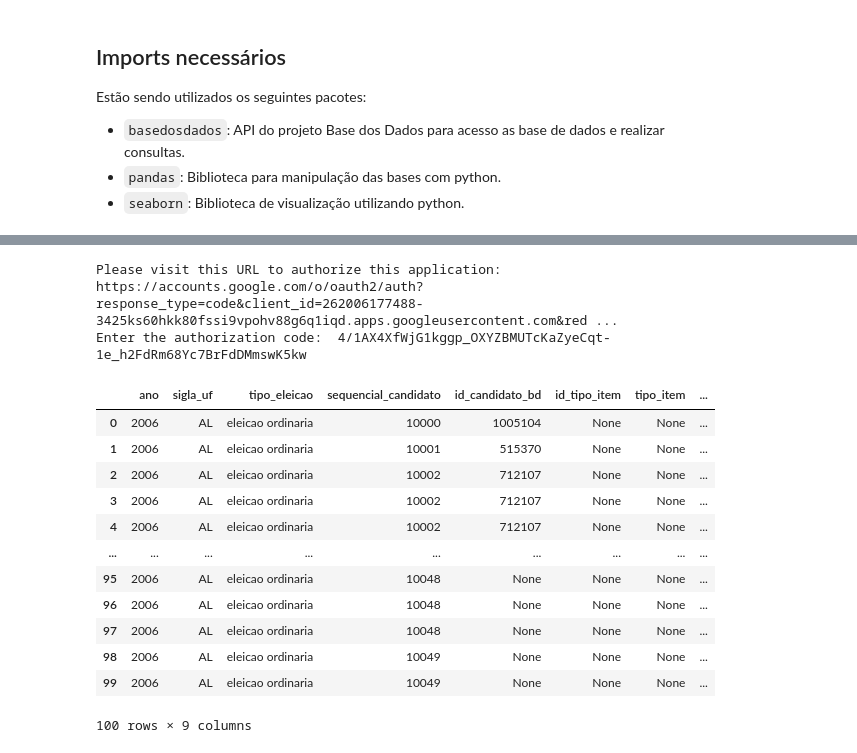
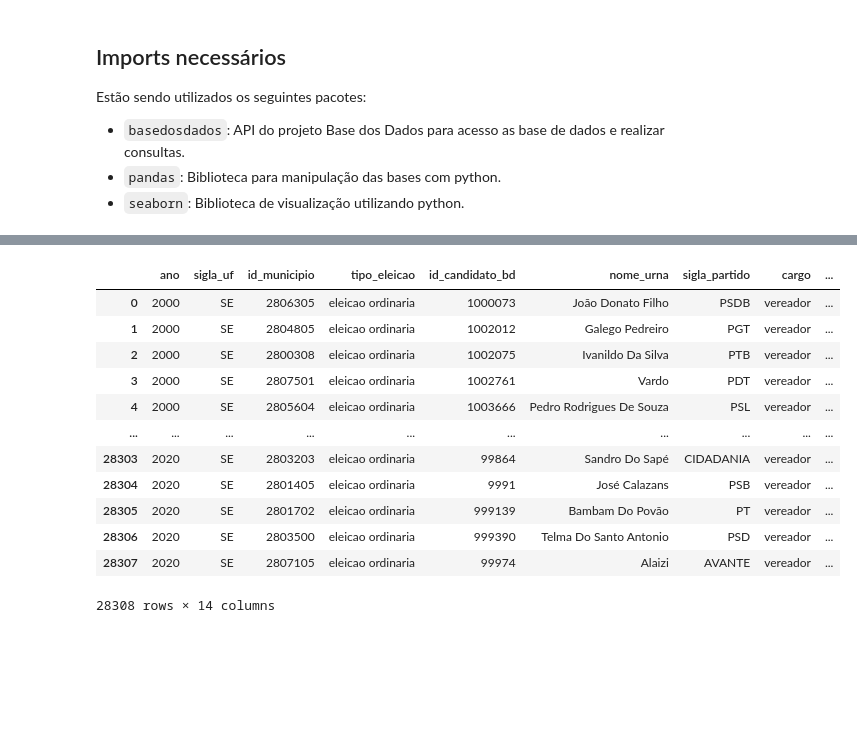
Before and after one commit to adolfoguimaraes/basedosdados-eleicoes, a Jupyter notebook: code/ProcessarDados.ipynb, the cells around one changed output, grey strips where cells are left out. Saved outputs shown, nothing was run; the diff lists cells and outputs as text; code cells hidden in the pictures; blank space fills up the shorter version.

```diff
--- a/code/ProcessarDados.ipynb
+++ b/code/ProcessarDados.ipynb
@@ -21,21 +65,18 @@ SELECT * FROM `basedosdados.br_tse_eleicoes.bens_candidato` LIMIT 100
 # %%
-df_ = bd.read_sql(query=query_candidatos,billing_project_id='adolfo-dev')
+df_candidatos = bd.read_sql(query=query_candidatos,billing_project_id='adolfo-dev')
-# %% [output]
-Please visit this URL to authorize this application: https://accounts.google.com/o/oauth2/auth?response_type=code&client_id=262006177488-3425ks60hkk80fssi9vpohv88g6q1iqd.apps.googleusercontent.com&red ...
-Enter the authorization code:  4/1AX4XfWjG1kggp_OXYZBMUTcKaZyeCqt-1e_h2FdRm68Yc7BrFdDMmswK5kw
-# %%
-df_
-# %% [output]
-|  | ano | sigla_uf | tipo_eleicao | sequencial_candidato | id_candidato_bd | id_tipo_item | tipo_item | ... |
-| 0 | 2006 | AL | eleicao ordinaria | 10000 | 1005104 | None | None | ... |
-| 1 | 2006 | AL | eleicao ordinaria | 10001 | 515370 | None | None | ... |
-| 2 | 2006 | AL | eleicao ordinaria | 10002 | 712107 | None | None | ... |
-| 3 | 2006 | AL | eleicao ordinaria | 10002 | 712107 | None | None | ... |
-| 4 | 2006 | AL | eleicao ordinaria | 10002 | 712107 | None | None | ... |
-| ... | ... | ... | ... | ... | ... | ... | ... | ... |
-| 95 | 2006 | AL | eleicao ordinaria | 10048 | None | None | None | ... |
-| 96 | 2006 | AL | eleicao ordinaria | 10048 | None | None | None | ... |
-| 97 | 2006 | AL | eleicao ordinaria | 10048 | None | None | None | ... |
-| 98 | 2006 | AL | eleicao ordinaria | 10049 | None | None | None | ... |
-| 99 | 2006 | AL | eleicao ordinaria | 10049 | None | None | None | ... |
-100 rows × 9 columns
+# %%
+df_candidatos
+# %% [output]
+|  | ano | sigla_uf | id_municipio | tipo_eleicao | id_candidato_bd | nome_urna | sigla_partido | cargo | ... |
+| 0 | 2000 | SE | 2806305 | eleicao ordinaria | 1000073 | João Donato Filho | PSDB | vereador | ... |
+| 1 | 2000 | SE | 2804805 | eleicao ordinaria | 1002012 | Galego Pedreiro | PGT | vereador | ... |
+| 2 | 2000 | SE | 2800308 | eleicao ordinaria | 1002075 | Ivanildo Da Silva | PTB | vereador | ... |
+| 3 | 2000 | SE | 2807501 | eleicao ordinaria | 1002761 | Vardo | PDT | vereador | ... |
+| 4 | 2000 | SE | 2805604 | eleicao ordinaria | 1003666 | Pedro Rodrigues De Souza | PSL | vereador | ... |
+| ... | ... | ... | ... | ... | ... | ... | ... | ... | ... |
+| 28303 | 2020 | SE | 2803203 | eleicao ordinaria | 99864 | Sandro Do Sapé | CIDADANIA | vereador | ... |
+| 28304 | 2020 | SE | 2801405 | eleicao ordinaria | 9991 | José Calazans | PSB | vereador | ... |
+| 28305 | 2020 | SE | 2801702 | eleicao ordinaria | 999139 | Bambam Do Povão | PT | vereador | ... |
+| 28306 | 2020 | SE | 2803500 | eleicao ordinaria | 999390 | Telma Do Santo Antonio | PSD | vereador | ... |
+| 28307 | 2020 | SE | 2807105 | eleicao ordinaria | 99974 | Alaizi | AVANTE | vereador | ... |
+28308 rows × 14 columns
```
Also changed, not shown: parts of 19 cells of this notebook.
